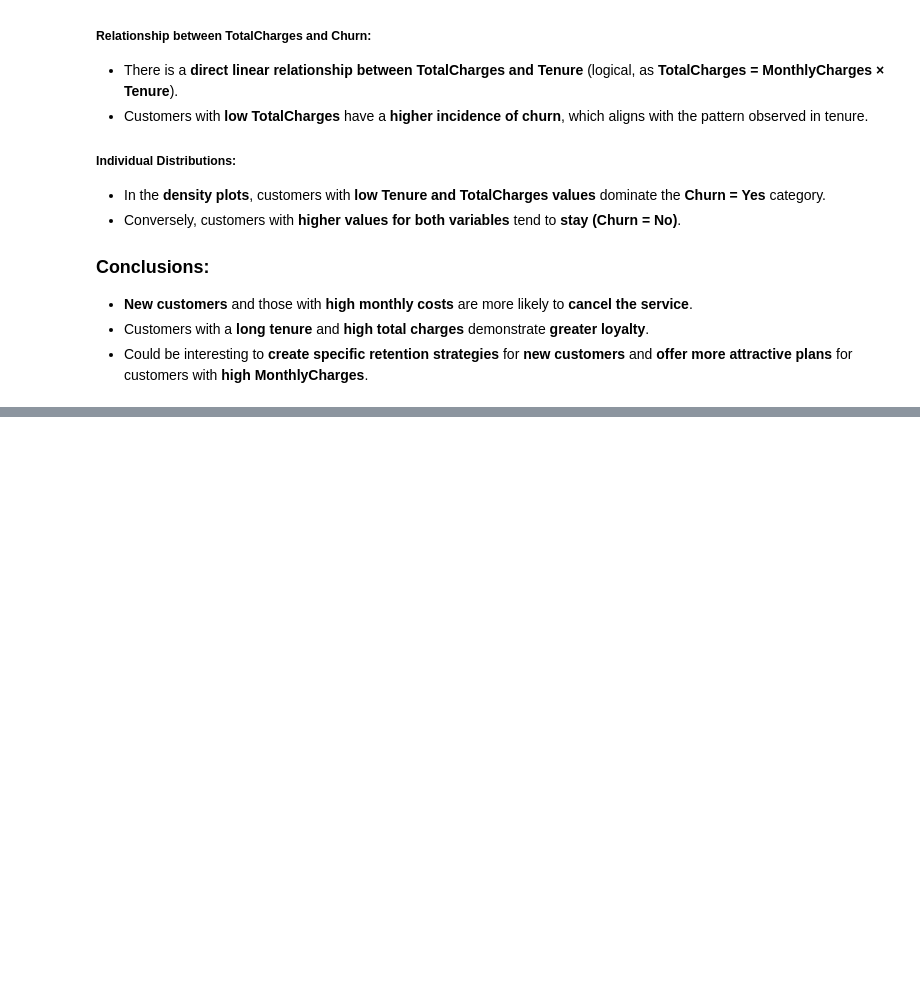
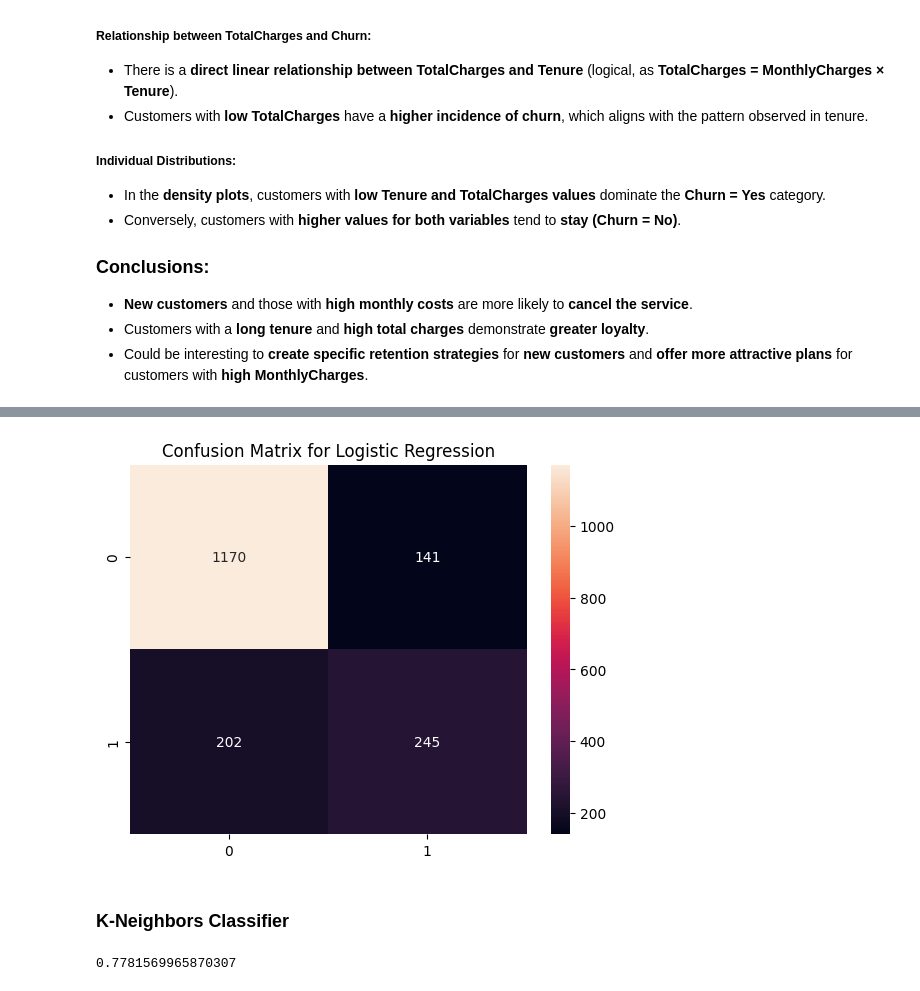
Before and after one commit to andreuolaortua/Machine-Learning, a Jupyter notebook: Project 16 - Churn Prediction/Churn_Prediction.ipynb, the cells around one changed output, grey strips where cells are left out. Saved outputs shown, nothing was run; the diff lists cells and outputs as text; code cells hidden in the pictures; blank space fills up the shorter version.

```diff
--- a/Project 16 - Churn Prediction/Churn_Prediction.ipynb
+++ b/Project 16 - Churn Prediction/Churn_Prediction.ipynb
@@ -479,0 +608,4 @@ plt.show()
+# %%
+x = data.drop(columns = ['Churn'])
+y = data['Churn']
+X_train, X_test, y_train, y_test = train_test_split(x, y,test_size = 0.25, random_state = 0)
@@ -479,0 +614,5 @@ plt.show()
+# %%
+sc = StandardScaler()
+X_train[['tenure', 'MonthlyCharges', 'TotalCharges']] = sc.fit_transform(X_train[['tenure', 'MonthlyCharges', 'TotalCharges']])
+X_test[['tenure', 'MonthlyCharges', 'TotalCharges']] = sc.fit_transform(X_test[['tenure', 'MonthlyCharges', 'TotalCharges']])
+X_train.head()
@@ -479,0 +632,5 @@ plt.show()
+# %%
+lr = LogisticRegression()
+lr.fit(X_train, y_train)
+accuracy_lr = lr.score(X_test, y_test)
+accuracy_lr
@@ -479,0 +639,3 @@ plt.show()
+# %%
+lr_predict = lr.predict(X_test)
+print(classification_report(y_test, lr_predict))
@@ -479,0 +651,15 @@ plt.show()
+# %%
+sns.heatmap(confusion_matrix(y_test, lr_predict), annot=True, fmt="d")
+plt.title("Confusion Matrix for Logistic Regression")
+plt.show()
+# %% [output]
+[figure, added]
+# %% [markdown]
+### K-Neighbors Classifier
+# %%
+KNN = KNeighborsClassifier(n_neighbors=10)
+KNN.fit(X_train, y_train)
+accuracy_KNN = KNN.score(X_test, y_test)
+accuracy_KNN
+# %% [output]
+0.7781569965870307
```
Also changed, not shown: parts of 45 cells of this notebook, 2 other files.
